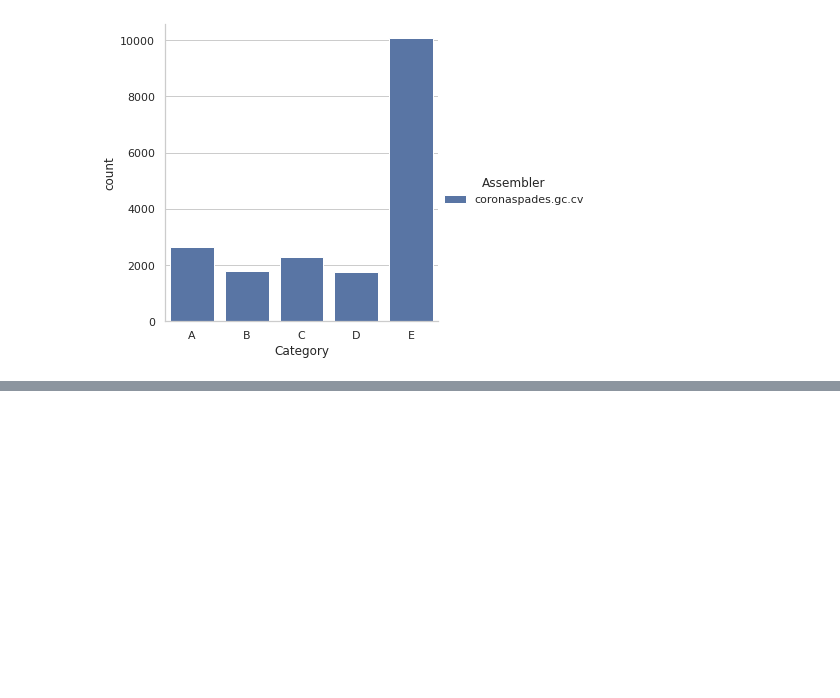
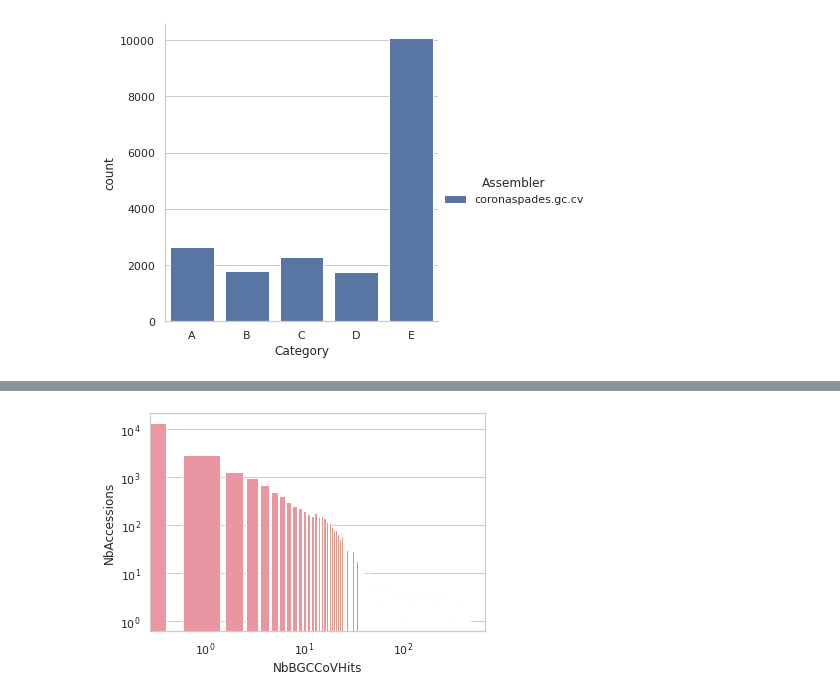
Before and after one commit to serratus-bio/serratus-batch-assembly, a Jupyter notebook: stats/assemblies_stats.ipynb, the cells around one changed output, grey strips where cells are left out. Cells and saved outputs as stored; diff of their text form; code cells hidden in the pictures; blank space fills up the shorter version.

```diff
--- a/stats/assemblies_stats.ipynb
+++ b/stats/assemblies_stats.ipynb
@@ -109,0 +122,14 @@ for category in ['A','B','C']:
+# %%
+from importlib import reload
+from collections import defaultdict
+reload(bgc_parse_and_extract)
+
+bgc_2_plus_accs = set()
+hist_hits = defaultdict(list)
+for bgc_statistics in glob.glob("/home/rayan/serratus-assemblies/*.bgc_statistics.txt"):
+    gc = bgc_statistics.replace('bgc_statistics.txt','gene_clusters.fa')
+    accession, nb_cov_bgc, bgc_contigs_filename = bgc_parse_and_extract.process(bgc_statistics)
+    if nb_cov_bgc is not None and nb_cov_bgc >= 2:
+        bgc_2_plus_accs.add(accession)
+    hist_hits[nb_cov_bgc] += [accession]
+print(len(bgc_2_plus_accs),"BGC 2+ CoV")
@@ -109,0 +175,8 @@ for category in ['A','B','C']:
+# %%
+data = pd.DataFrame([(x,len(y)) for (x,y) in hist_hits.items() if x is not None], columns=['NbBGCCoVHits', 'NbAccessions'])
+sns.set(style="whitegrid")
+g = sns.barplot(x="NbBGCCoVHits", y="NbAccessions", data=data)
+g.set_yscale("log")
+g.set_xscale("log")
+# %% [output]
+[figure, added]
```
Also changed, not shown: parts of 7 cells of this notebook, 7 other files.
